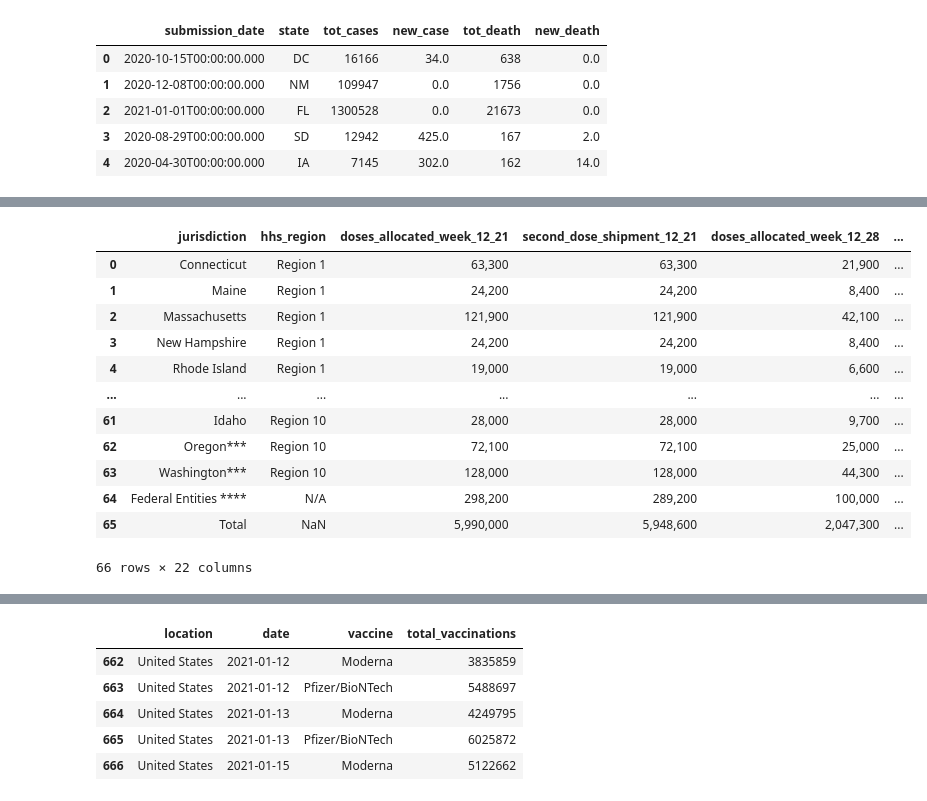
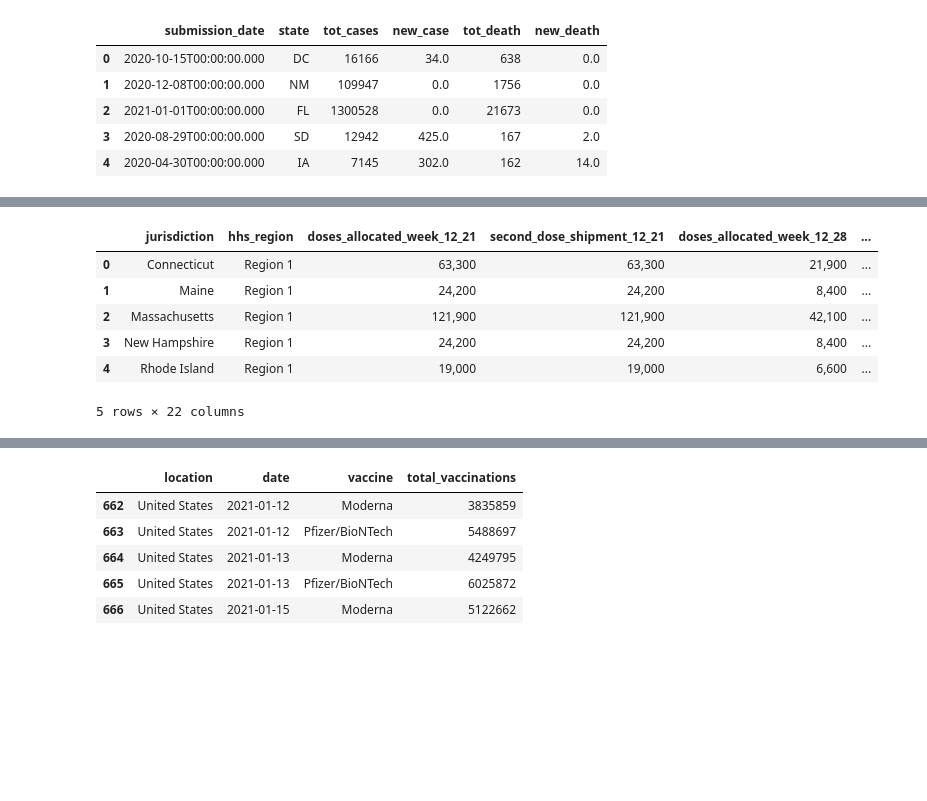
Before and after one commit to tduron3/I_Have_No_Clue, a Jupyter notebook: Project_1.ipynb, the cells around one changed output, grey strips where cells are left out. Saved outputs shown, nothing was run; the diff lists cells and outputs as text; code cells hidden in the pictures; blank space fills up the shorter version.

```diff
--- a/Project_1.ipynb
+++ b/Project_1.ipynb
@@ -206,36 +187,31 @@ sort_by_df_tx.rename(columns = {'submission_date':'Submission_Date','state':'Sta
 # %%
 # Moderna API
 mod_url = "https://data.cdc.gov/resource/b7pe-5nws.json"
 
 # query_mod_url = f"{mod_url}"
 
 # print(query_url2)
 mod_url
 
 # vacc_response = requests.get(query_url2)
 mod_json = requests.get(mod_url).json()
 
 mod_json[0]
 
 # Revised DataFrame
 df_mod_vac = pd.DataFrame(mod_json)
 
 #Print
 df_mod_vac
+df_mod_vac.head()
 # %% [output]
 |  | jurisdiction | hhs_region | doses_allocated_week_12_21 | second_dose_shipment_12_21 | doses_allocated_week_12_28 | ... |
 | 0 | Connecticut | Region 1 | 63,300 | 63,300 | 21,900 | ... |
 | 1 | Maine | Region 1 | 24,200 | 24,200 | 8,400 | ... |
 | 2 | Massachusetts | Region 1 | 121,900 | 121,900 | 42,100 | ... |
 | 3 | New Hampshire | Region 1 | 24,200 | 24,200 | 8,400 | ... |
 | 4 | Rhode Island | Region 1 | 19,000 | 19,000 | 6,600 | ... |
-| ... | ... | ... | ... | ... | ... | ... |
-| 61 | Idaho | Region 10 | 28,000 | 28,000 | 9,700 | ... |
-| 62 | Oregon*** | Region 10 | 72,100 | 72,100 | 25,000 | ... |
-| 63 | Washington*** | Region 10 | 128,000 | 128,000 | 44,300 | ... |
-| 64 | Federal Entities **** | N/A | 298,200 | 289,200 | 100,000 | ... |
-| 65 | Total | NaN | 5,990,000 | 5,948,600 | 2,047,300 | ... |
-66 rows × 22 columns
+5 rows × 22 columns
 # %%
 # Filter Out Necessary Data and Create New DataFrame
 df_vac_mod = pd.DataFrame(df_mod_vac, columns=['jurisdiction','total_allocation_moderna_second_dose_shipments','total_moderna_allocation_first_dose_shipments'])
```
Also changed, not shown: parts of 9 cells of this notebook.
